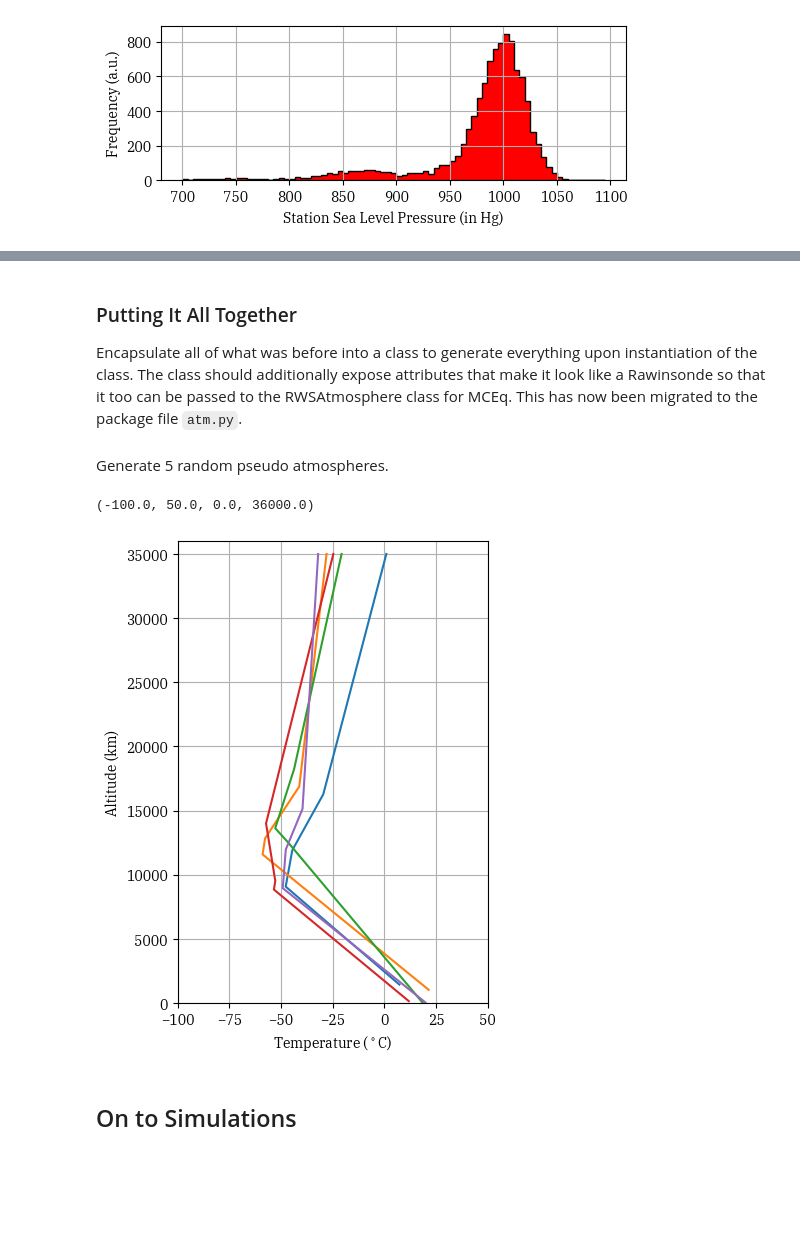
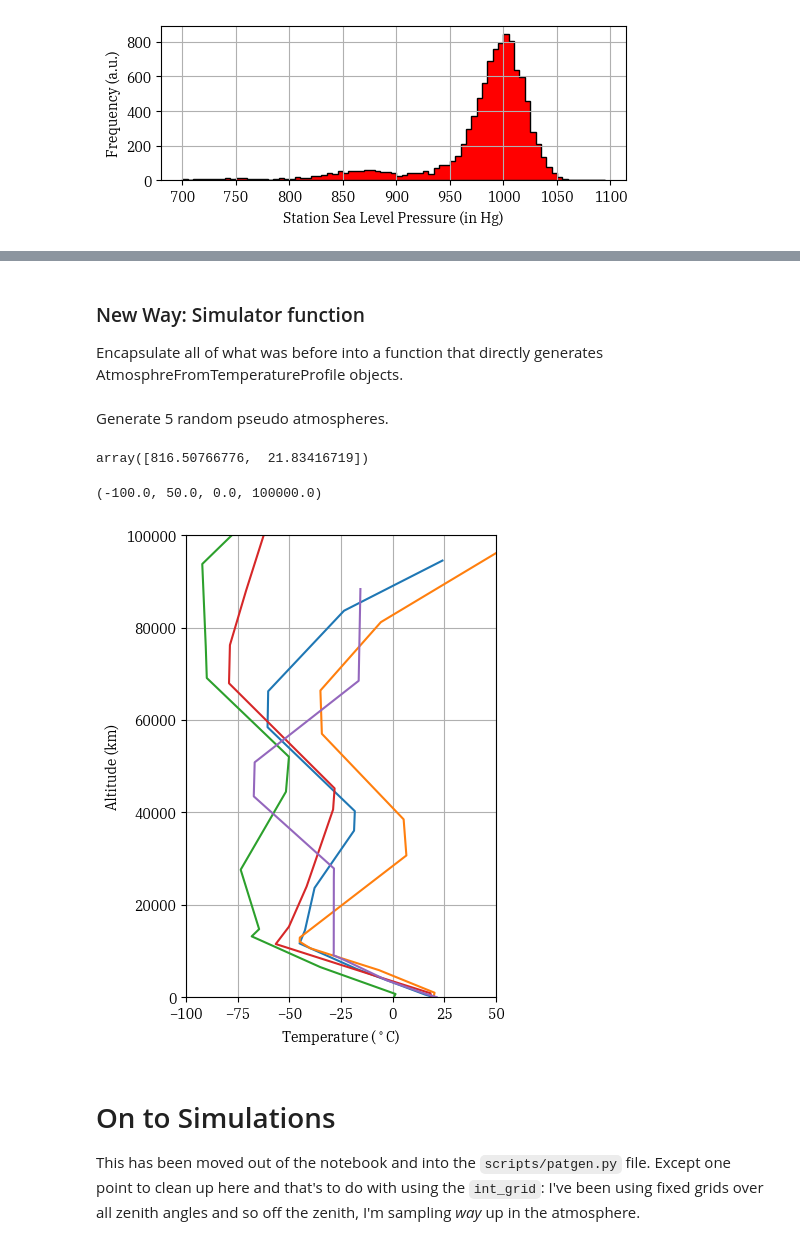
Before and after one commit to navigationis/corsicast, a Jupyter notebook: radiosonde.ipynb, the cells around one changed output, grey strips where cells are left out. Cells and saved outputs as stored; diff of their text form; code cells hidden in the pictures; blank space fills up the shorter version.

```diff
--- a/radiosonde.ipynb
+++ b/radiosonde.ipynb
@@ -72,3 +61,7 @@ plt.axis((-75, 25, 0, 40))
 There's a flood advisory for 12/20/2023
 # %%
 miramar = list(read_station_data('/mnt/w/data/radiosonde/USM00072293-data.txt'))
+plt_list = [pickle_lake[-200]]
+for i in (-300, -250, -200):
+    plt_list.append(miramar[i])
+plot_temp_profile(plt_list)
@@ -195,7 +160,8 @@ temperature[4] = temperature[3] + gph[4]*lapse_4
 # %%
 fig = plt.figure(figsize=(4,6))
-for i in range(NS):
-    plt.plot(temperature[:,i], gph[:,i])
+for i in range(25):
+    z, T = simulate_atmosphere()
+    plt.plot(T, z)
 plt.xlabel('Temperature ($^\circ$C)')
 plt.ylabel('Altitude (km)')
 # %% [output]
@@ -204,20 +170,21 @@ Text(0, 0.5, 'Altitude (km)')
-# %% [markdown]
-### Putting It All Together
-Encapsulate all of what was before into a class to generate everything upon instantiation of the class.
-The class should additionally expose attributes that make it look like a Rawinsonde so that it too can
-be passed to the RWSAtmosphere class for MCEq. This has now been migrated to the package file `atm.py`.
+# %% [markdown]
+### New Way: Simulator function
+Encapsulate all of what was before into a function that directly generates AtmosphreFromTemperatureProfile objects.
 # %% [markdown]
 Generate 5 random pseudo atmospheres.
+# %%
+a.profile[1]
+# %% [output]
+array([816.50766776,  21.83416719])
 # %%
 fig = plt.figure(figsize=(4,6))
 for i in range(5):
-    x = RWSim()
-    plt.plot(x.valid.temperature, x.valid.gph)
+    a = generate_atmosphere()
+    z, T = a.profile.T
+    plt.plot(T, z)
 plt.xlabel('Temperature ($^\circ$C)')
 plt.ylabel('Altitude (km)')
-plt.axis((-100, 50, 0, 36000))
+plt.axis((-100, 50, 0, 100000))
 # %% [output]
-(-100.0, 50.0, 0.0, 36000.0)
+(-100.0, 50.0, 0.0, 100000.0)
-[figure, old version]
+[figure, new version]
-# %% [markdown]
-## On to Simulations
@@ -246 +191,4 @@ def simulate_atmosphere(r, theta, mceq=None):
+# %% [markdown]
+# On to Simulations
+This has been moved out of the notebook and into the `scripts/patgen.py` file. Except one point to clean up here and that's to do with using the `int_grid`: I've been using fixed grids over all zenith angles and so off the zenith, I'm sampling _way_ up in the atmosphere.
 # %%
```
Also changed, not shown: parts of 63 cells of this notebook, 2 other files.
